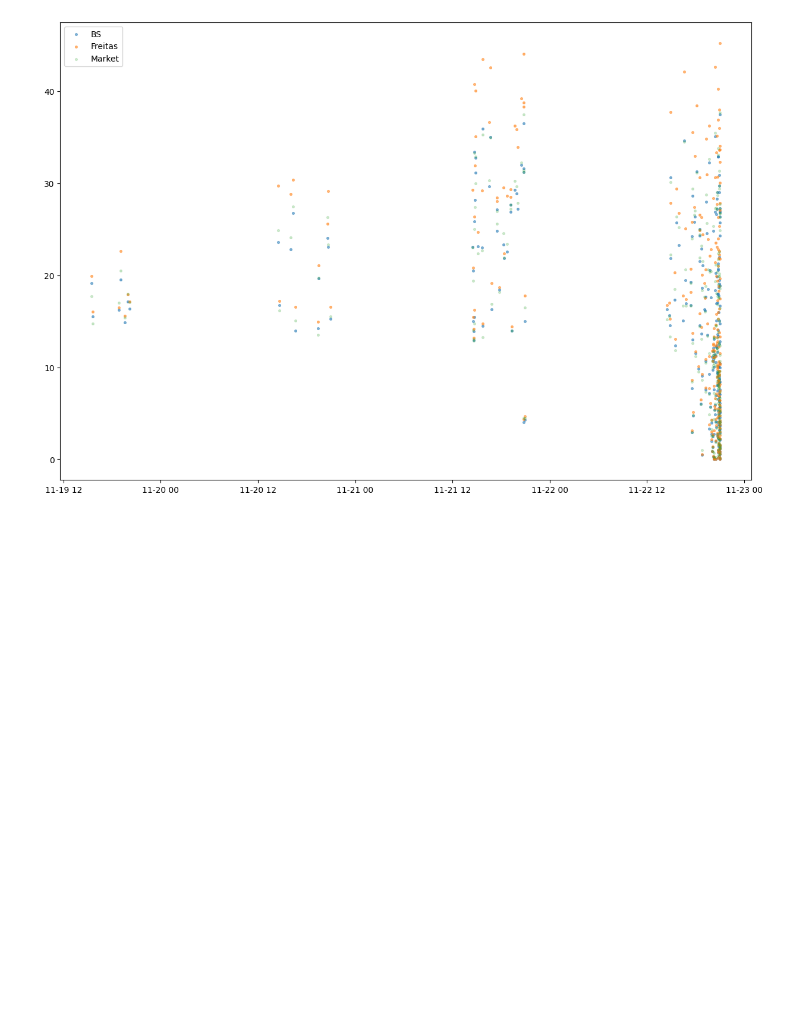
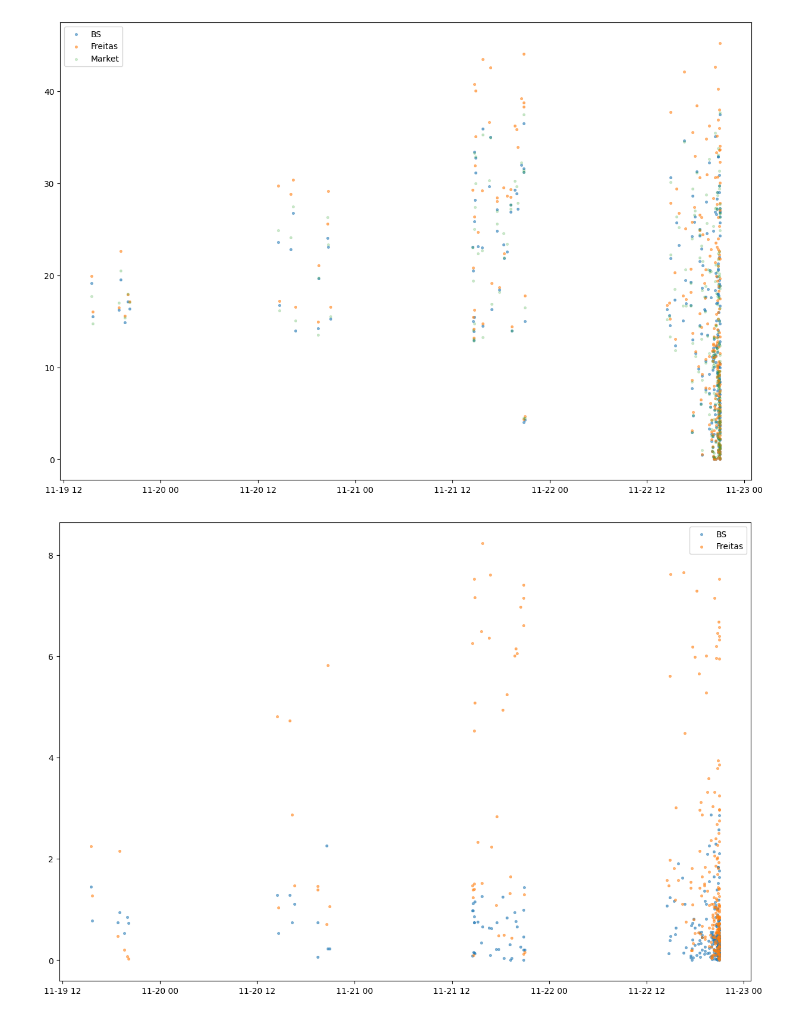
Before and after one commit to GvFreitas1/Precificacao-de-Opcoes, a Jupyter notebook: backtesting.ipynb, the cells around one changed output. Cells and saved outputs as stored; diff of their text form; code cells hidden in the pictures; blank space fills up the shorter version.

```diff
--- a/backtesting.ipynb
+++ b/backtesting.ipynb
@@ -106,3 +102,17 @@ plt.legend()
 plt.show()
 # %% [output]
 [figure]
+# %%
+merged_df["BS_error"] = abs(merged_df["BS"] - merged_df["lastPrice"])
+merged_df["Freitas_error"] = abs(merged_df["Freitas"] - merged_df["lastPrice"])
+
+plt.figure(figsize=(15, 10))
+
+plt.scatter(merged_df["lastTradeDate"], merged_df["BS_error"], label="BS", alpha=0.5, s=7)
+plt.scatter(merged_df["lastTradeDate"], merged_df["Freitas_error"], label="Freitas", alpha=0.5, s=7)
+
+plt.legend()
+
+plt.show()
+# %% [output]
+[figure, added]
```
Also changed, not shown: parts of 5 cells of this notebook, 1 other file.
